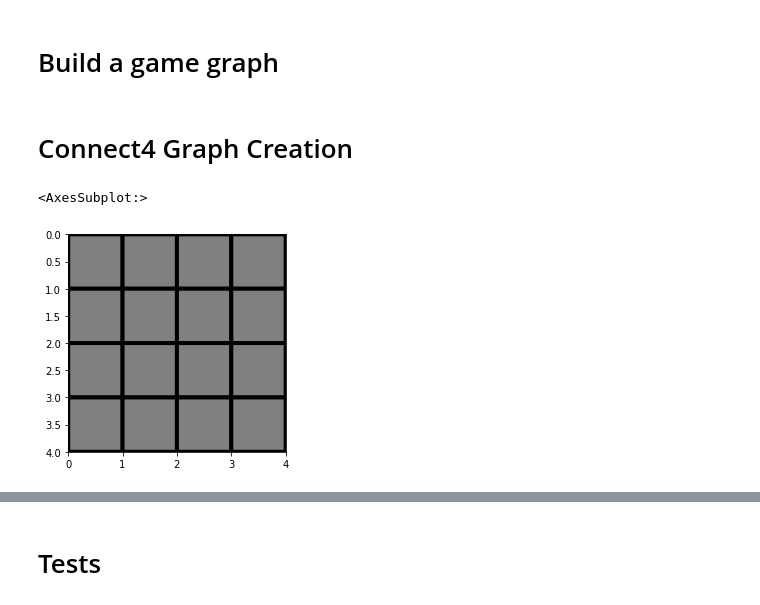
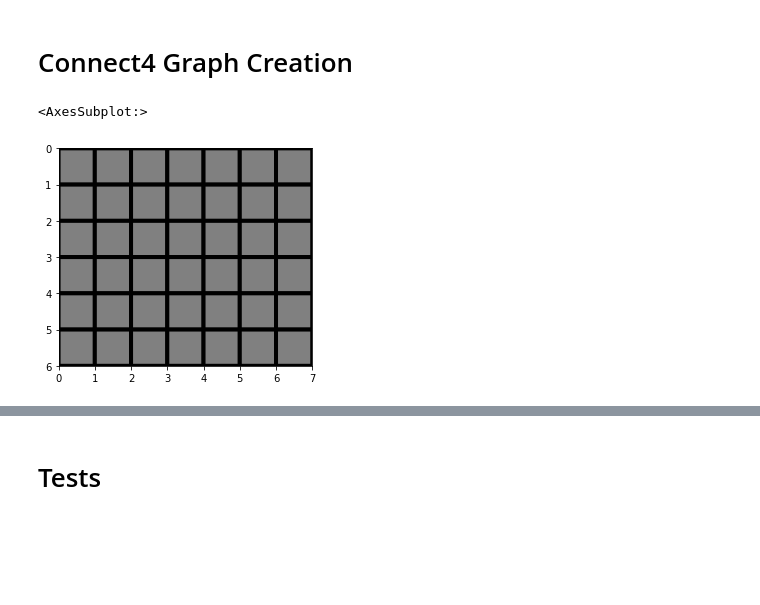
Before and after one commit to davidrossouw/cloud-run, a Jupyter notebook: connect4/connect4_game.ipynb, the cells around one changed output, grey strips where cells are left out. Drawn from its saved outputs; the diff is of its cells as text; code cells hidden in the pictures; blank space fills up the shorter version.

```diff
--- a/connect4/connect4_game.ipynb
+++ b/connect4/connect4_game.ipynb
@@ -162,2 +292,0 @@ def draw_graph(G, fig_size=(5, 5), node_label=None, edge_label=None):
-# %% [markdown]
-# Build a game graph
@@ -223,16 +293,18 @@ def search(board, max_depth=4):  # -> DiGraph
 # %% [markdown]
 # Connect4 Graph Creation
 # %%
-board=[
-    ['-','-','-','-'],
-    ['-','-','-','-'],
-    ['-','-','-','-'],
-    ['-','-','-','-']
+board = [
+    ['-', '-', '-', '-', '-', '-', '-'],
+    ['-', '-', '-', '-', '-', '-', '-'],
+    ['-', '-', '-', '-', '-', '-', '-'],
+    ['-', '-', '-', '-', '-', '-', '-'],
+    ['-', '-', '-', '-', '-', '-', '-'],
+    ['-', '-', '-', '-', '-', '-', '-']
 ]
 
 plotBoard(board)
 # %% [output]
 <AxesSubplot:>
-[figure, old version]
+[figure, new version]
 # %%
 %%time
```
Also changed, not shown: parts of 20 cells of this notebook, 3 other files.
